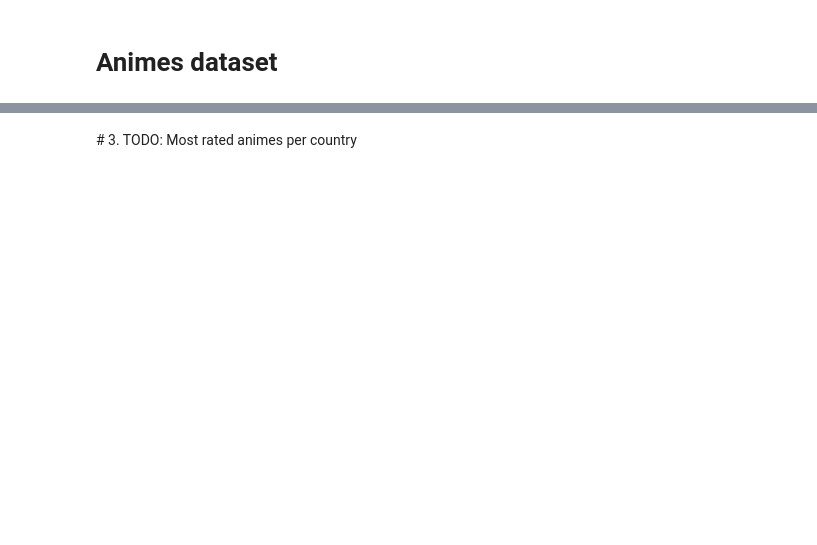
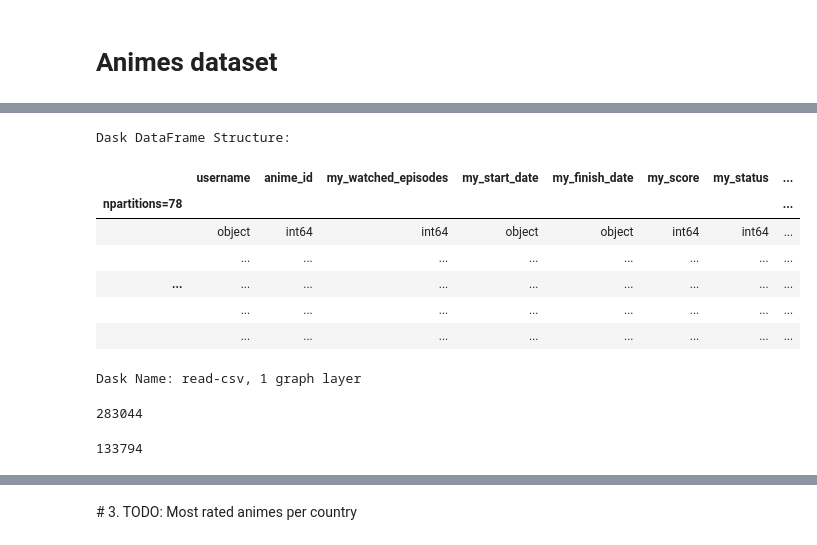
Before and after one commit to com-480-data-visualization/project-2023-vizmoica, a Jupyter notebook: preprocessing/eda_country_stats_2.ipynb, the cells around one changed output, grey strips where cells are left out. Saved outputs shown, nothing was run; the diff lists cells and outputs as text; code cells hidden in the pictures; blank space fills up the shorter version.

```diff
--- a/preprocessing/eda_country_stats_2.ipynb
+++ b/preprocessing/eda_country_stats_2.ipynb
@@ -41,0 +60,53 @@ user_anime = pd.read_csv(data / "UserAnimeList.csv")
+# %%
+import dask.dataframe as dd
+
+users_animes = dd.read_csv(data /
+    "UserAnimeList.csv",
+    dtype={
+        "username": "object",
+        "anime_id": "int64",
+        "my_watched_episodes": "int64",
+        "my_start_date": "str",
+        "my_finish_date": "str",
+        "my_score": "int64",
+        "my_status": "int64",
+        "my_rewatching": "float64",
+        "my_rewatching_ep": "int64",
+        "my_last_updated": "int64",
+        "my_tags": "object",
+    },
+    usecols=[
+        "username",
+        "anime_id",
+        "my_watched_episodes",
+        "my_start_date",
+        "my_finish_date",
+        "my_score",
+        "my_status",
+        "my_rewatching",
+        "my_rewatching_ep",
+        "my_last_updated",
+        "my_tags",
+    ],
+).persist()
+
+users_animes
+# %% [output]
+Dask DataFrame Structure:
+|  | username | anime_id | my_watched_episodes | my_start_date | my_finish_date | my_score | my_status | ... |
+| npartitions=78 |  |  |  |  |  |  |  | ... |
+|  | object | int64 | int64 | object | object | int64 | int64 | ... |
+|  | ... | ... | ... | ... | ... | ... | ... | ... |
+| ... | ... | ... | ... | ... | ... | ... | ... | ... |
+|  | ... | ... | ... | ... | ... | ... | ... | ... |
+|  | ... | ... | ... | ... | ... | ... | ... | ... |
+Dask Name: read-csv, 1 graph layer
+# %%
+# show the first row
+users_animes["username"].nunique().compute()
+# %% [output]
+283044
+# %%
+users_country_aff["username"].nunique()
+# %% [output]
+133794
```
Also changed, not shown: parts of 29 cells of this notebook, 5 other files.
